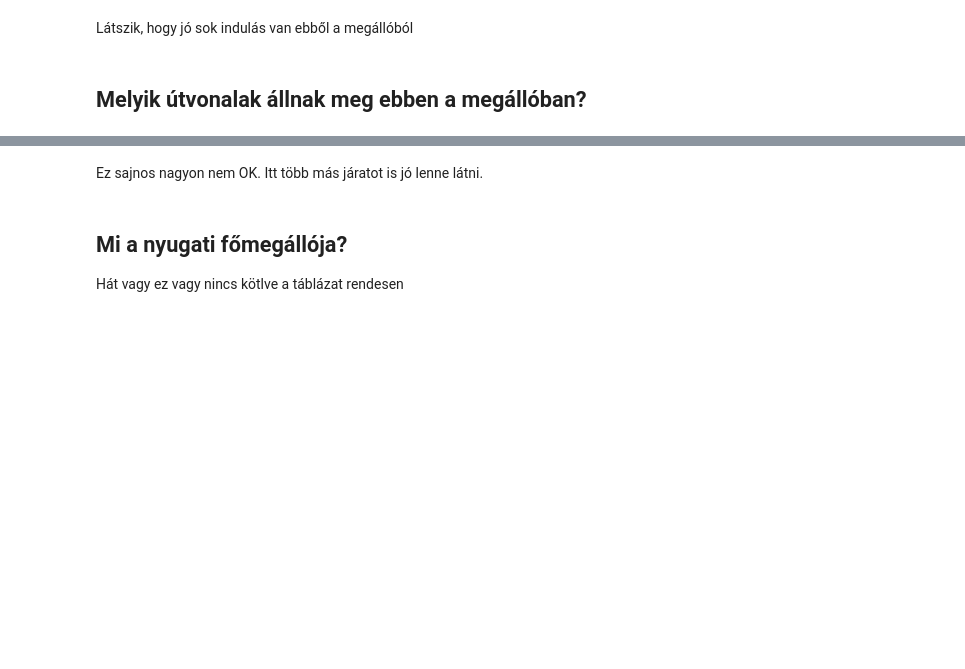
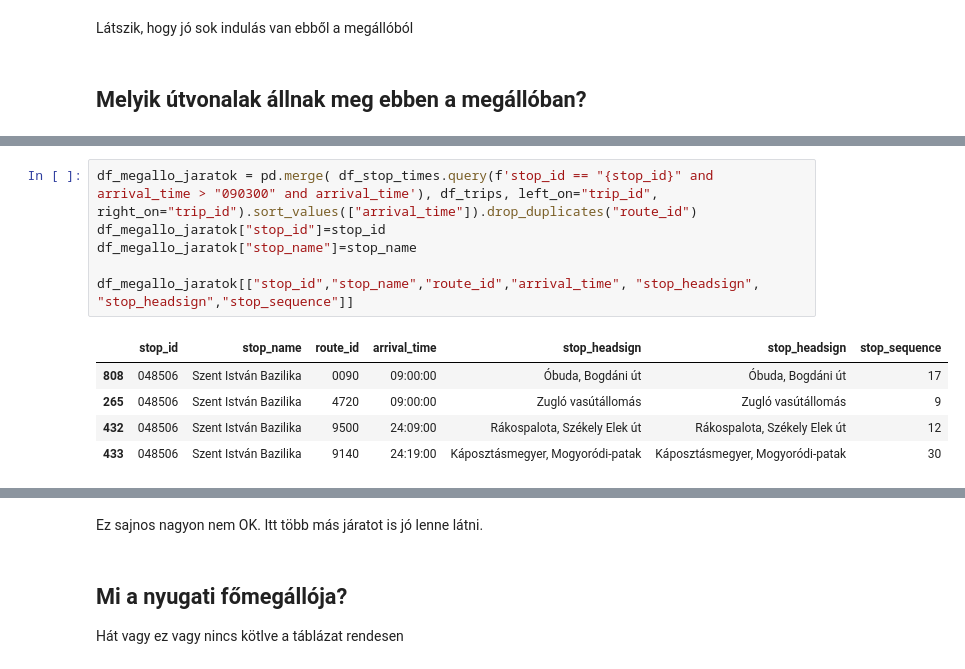
Before and after one commit to apulai/budapest_gtfs, a Jupyter notebook: bp_gtfs.ipynb, the cells around one changed output, grey strips where cells are left out. Cells and saved outputs as stored; diff of their text form; blank space fills up the shorter version.

```diff
--- a/bp_gtfs.ipynb
+++ b/bp_gtfs.ipynb
@@ -290,0 +297,12 @@ df_megallo_jaratok[["stop_id","stop_name","route_id","stop_headsign","stop_seque
+# %%
+df_megallo_jaratok = pd.merge( df_stop_times.query(f'stop_id == "{stop_id}" and arrival_time > "090300" and arrival_time'), df_trips, left_on="trip_id", right_on="trip_id").sort_values(["arrival_time"]).drop_duplicates("route_id")
+df_megallo_jaratok["stop_id"]=stop_id
+df_megallo_jaratok["stop_name"]=stop_name
+
+df_megallo_jaratok[["stop_id","stop_name","route_id","arrival_time", "stop_headsign", "stop_headsign","stop_sequence"]]
+# %% [output]
+|  | stop_id | stop_name | route_id | arrival_time | stop_headsign | stop_headsign | stop_sequence |
+| 808 | 048506 | Szent István Bazilika | 0090 | 09:00:00 | Óbuda, Bogdáni út | Óbuda, Bogdáni út | 17 |
+| 265 | 048506 | Szent István Bazilika | 4720 | 09:00:00 | Zugló vasútállomás | Zugló vasútállomás | 9 |
+| 432 | 048506 | Szent István Bazilika | 9500 | 24:09:00 | Rákospalota, Székely Elek út | Rákospalota, Székely Elek út | 12 |
+| 433 | 048506 | Szent István Bazilika | 9140 | 24:19:00 | Káposztásmegyer, Mogyoródi-patak | Káposztásmegyer, Mogyoródi-patak | 30 |
```
Also changed, not shown: parts of 5 cells of this notebook, 2 other files.
